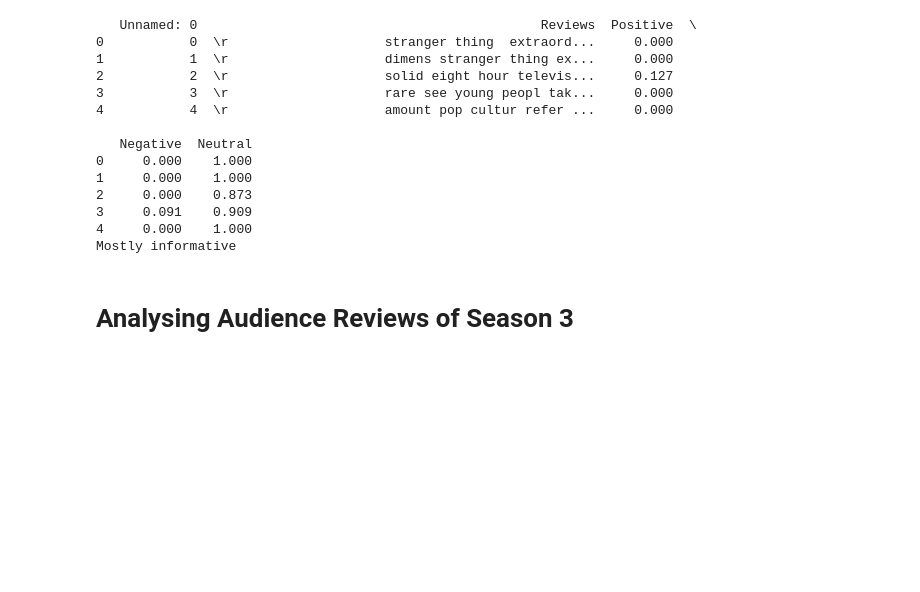
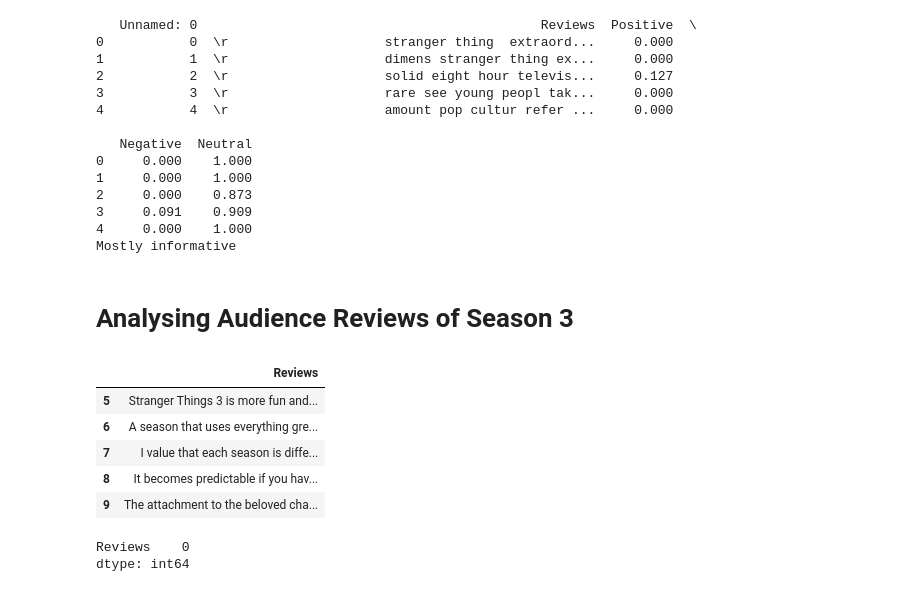
Before and after one commit to Arch200/StrangerThingsComparison, a Jupyter notebook: TheStrangerThingsProject.ipynb, the cells around one changed output. Drawn from its saved outputs; the diff is of its cells as text; code cells hidden in the pictures; blank space fills up the shorter version.

```diff
--- a/TheStrangerThingsProject.ipynb
+++ b/TheStrangerThingsProject.ipynb
@@ -560,3 +560,24 @@ sentiment_score(x,y,z)
 Mostly informative
 # %% [markdown]
 # Analysing Audience Reviews of Season 3
+# %%
+
+audienceReviews = "https://www.rottentomatoes.com/tv/stranger_things/s03/reviews?type=user"
+audience_response = requests.get(audienceReviews)
+audience_soup = BeautifulSoup(audience_response.text,'html.parser')
+review_content = audience_soup.findAll('p', {"class": 'audience-reviews__review--mobile js-review-text clamp clamp-4 js-clamp'})
+dataframe = pd.DataFrame(review_content)
+dataframe.columns = ['Reviews']
+dataframe.tail()
+# %% [output]
+|  | Reviews |
+| 5 | Stranger Things 3 is more fun and... |
+| 6 | A season that uses everything gre... |
+| 7 | I value that each season is diffe... |
+| 8 | It becomes predictable if you hav... |
+| 9 | The attachment to the beloved cha... |
+# %%
+dataframe.isnull().sum() #no null values so carry on, no need to drop
+# %% [output]
+Reviews    0
+dtype: int64
```
Also changed, not shown: parts of 5 cells of this notebook.
